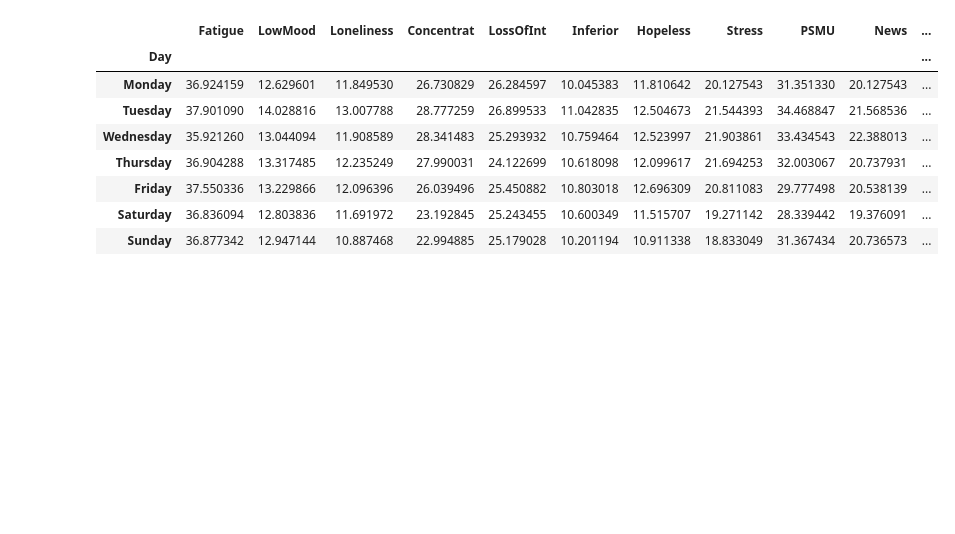
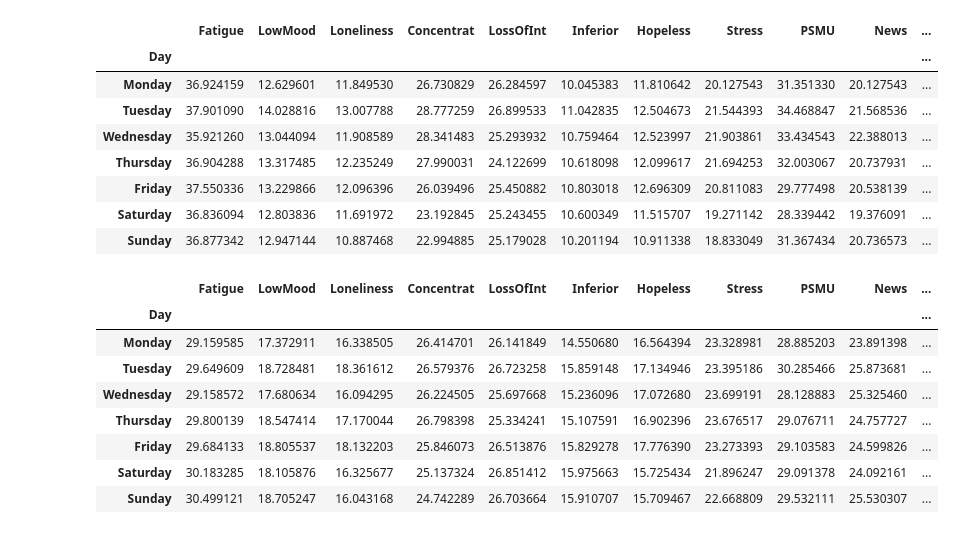
Before and after one commit to serNAVARRO7/AISaturdays-depresion-rrss, a Jupyter notebook: scripts/extra/test_plotting_dailyMeans.ipynb, the cells around one changed output. Cells and saved outputs as stored; diff of their text form; code cells hidden in the pictures; blank space fills up the shorter version.

```diff
--- a/scripts/extra/test_plotting_dailyMeans.ipynb
+++ b/scripts/extra/test_plotting_dailyMeans.ipynb
@@ -51,6 +53,20 @@ display(dailyMeans)
 | Friday | 37.550336 | 13.229866 | 12.096396 | 26.039496 | 25.450882 | 10.803018 | 12.696309 | 20.811083 | 29.777498 | 20.538139 | ... |
 | Saturday | 36.836094 | 12.803836 | 11.691972 | 23.192845 | 25.243455 | 10.600349 | 11.515707 | 19.271142 | 28.339442 | 19.376091 | ... |
 | Sunday | 36.877342 | 12.947144 | 10.887468 | 22.994885 | 25.179028 | 10.201194 | 10.911338 | 18.833049 | 31.367434 | 20.736573 | ... |
+# %%
+day_order = ["Monday", "Tuesday", "Wednesday", "Thursday", "Friday", "Saturday", "Sunday"]
+dailyStds = dailyStds.loc[day_order]
+display(dailyStds)
+# %% [output]
+|  | Fatigue | LowMood | Loneliness | Concentrat | LossOfInt | Inferior | Hopeless | Stress | PSMU | News | ... |
+| Day |  |  |  |  |  |  |  |  |  |  | ... |
+| Monday | 29.159585 | 17.372911 | 16.338505 | 26.414701 | 26.141849 | 14.550680 | 16.564394 | 23.328981 | 28.885203 | 23.891398 | ... |
+| Tuesday | 29.649609 | 18.728481 | 18.361612 | 26.579376 | 26.723258 | 15.859148 | 17.134946 | 23.395186 | 30.285466 | 25.873681 | ... |
+| Wednesday | 29.158572 | 17.680634 | 16.094295 | 26.224505 | 25.697668 | 15.236096 | 17.072680 | 23.699191 | 28.128883 | 25.325460 | ... |
+| Thursday | 29.800139 | 18.547414 | 17.170044 | 26.798398 | 25.334241 | 15.107591 | 16.902396 | 23.676517 | 29.076711 | 24.757727 | ... |
+| Friday | 29.684133 | 18.805537 | 18.132203 | 25.846073 | 26.513876 | 15.829278 | 17.776390 | 23.273393 | 29.103583 | 24.599826 | ... |
+| Saturday | 30.183285 | 18.105876 | 16.325677 | 25.137324 | 26.851412 | 15.975663 | 15.725434 | 21.896247 | 29.091378 | 24.092161 | ... |
+| Sunday | 30.499121 | 18.705247 | 16.043168 | 24.742289 | 26.703664 | 15.910707 | 15.709467 | 22.668809 | 29.532111 | 25.530307 | ... |
 # %%
 sns.set_style("white")
 sns.set_context("paper", font_scale=1.5, rc={"lines.linewidth": 2.5})
```
Also changed, not shown: parts of 6 cells of this notebook, 3 other files.
